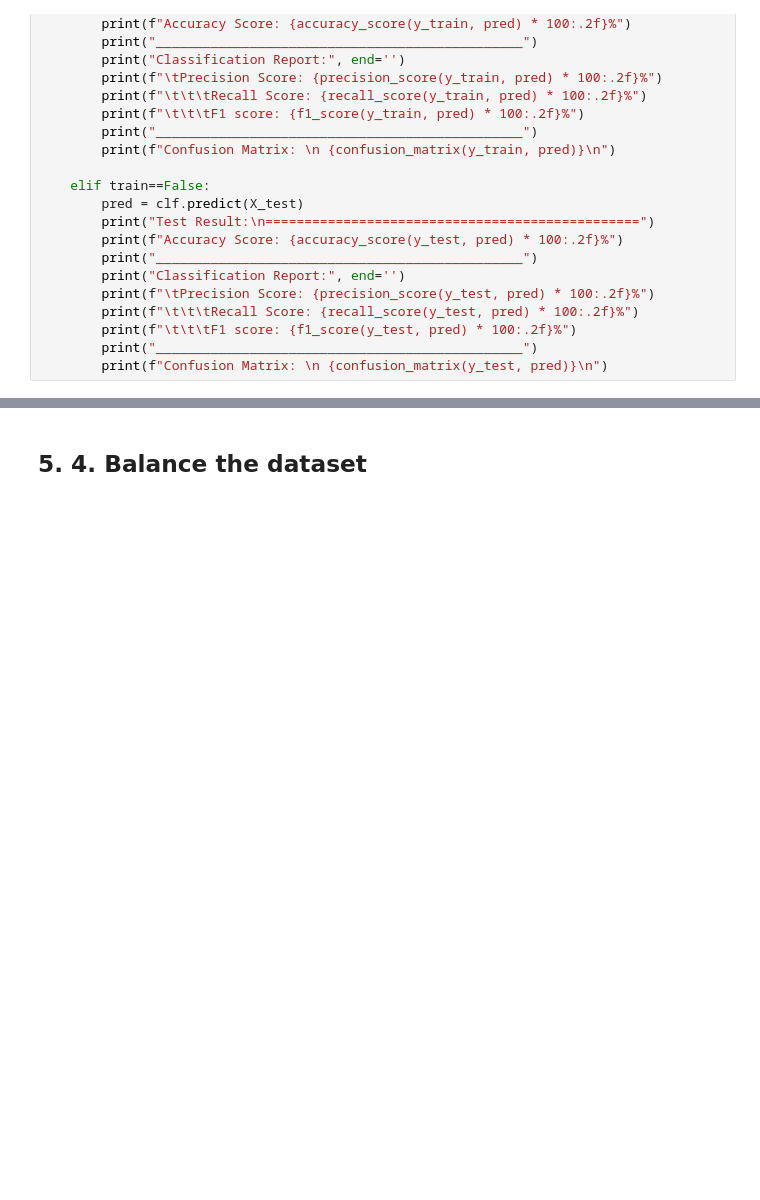
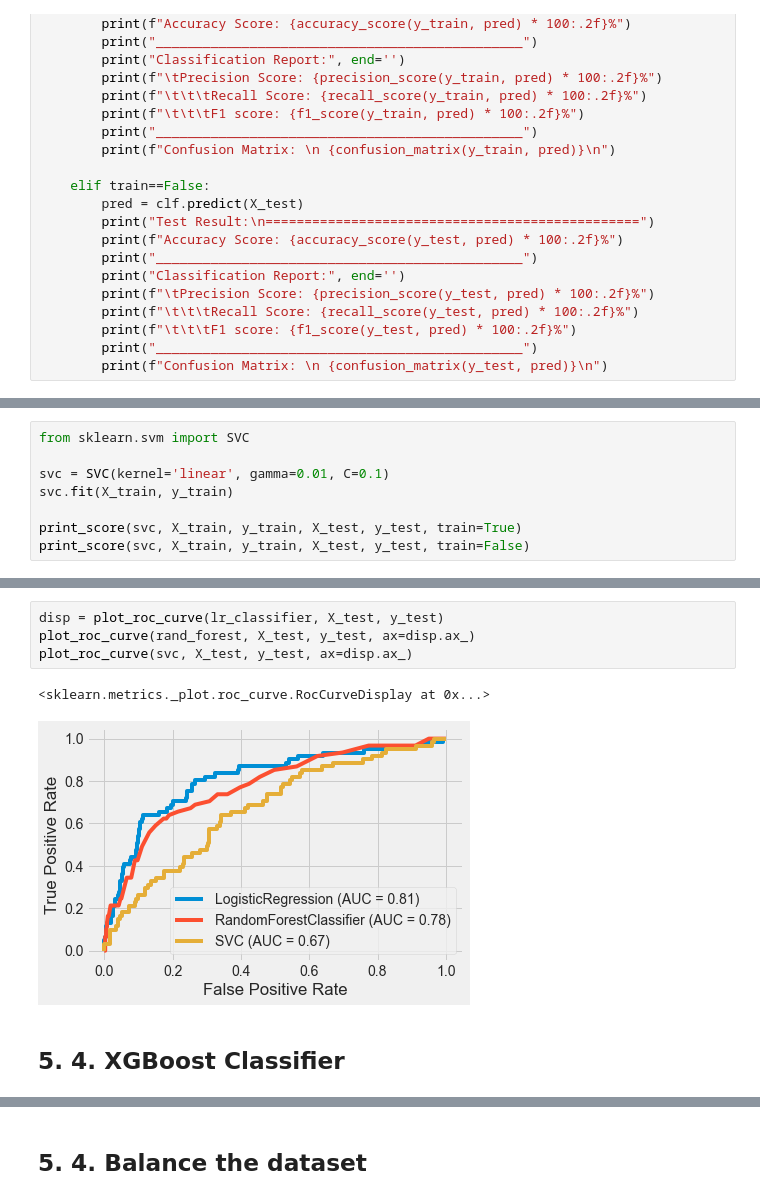
Before and after one commit to fares-ds/IBM_HR_Analytics_Employee_And_Performance, a Jupyter notebook: Employee_retention.ipynb, the cells around one changed output, grey strips where cells are left out. Saved outputs shown, nothing was run; the diff lists cells and outputs as text; blank space fills up the shorter version.

```diff
--- a/Employee_retention.ipynb
+++ b/Employee_retention.ipynb
@@ -392,0 +447,8 @@ DecisionTreeClassifier(class_weight=None, criterion='gini', max_depth=4,
+# %%
+from sklearn.svm import SVC
+
+svc = SVC(kernel='linear', gamma=0.01, C=0.1)
+svc.fit(X_train, y_train)
+
+print_score(svc, X_train, y_train, X_test, y_test, train=True)
+print_score(svc, X_train, y_train, X_test, y_test, train=False)
@@ -393 +473,10 @@ DecisionTreeClassifier(class_weight=None, criterion='gini', max_depth=4,
+# %%
+disp = plot_roc_curve(lr_classifier, X_test, y_test)
+plot_roc_curve(rand_forest, X_test, y_test, ax=disp.ax_)
+plot_roc_curve(svc, X_test, y_test, ax=disp.ax_)
+# %% [output]
+<sklearn.metrics._plot.roc_curve.RocCurveDisplay at 0x...>
+[figure, added]
+# %% [markdown]
+## 5. 4. XGBoost Classifier
 # %%
```
Also changed, not shown: parts of 32 cells of this notebook.
